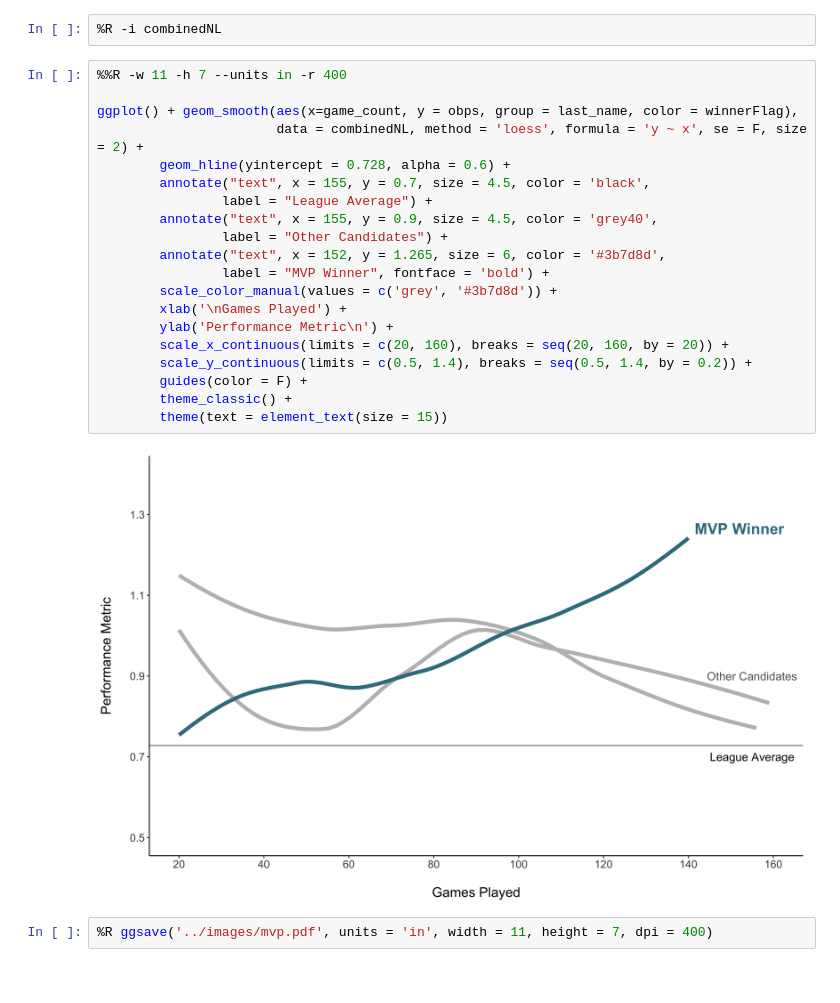
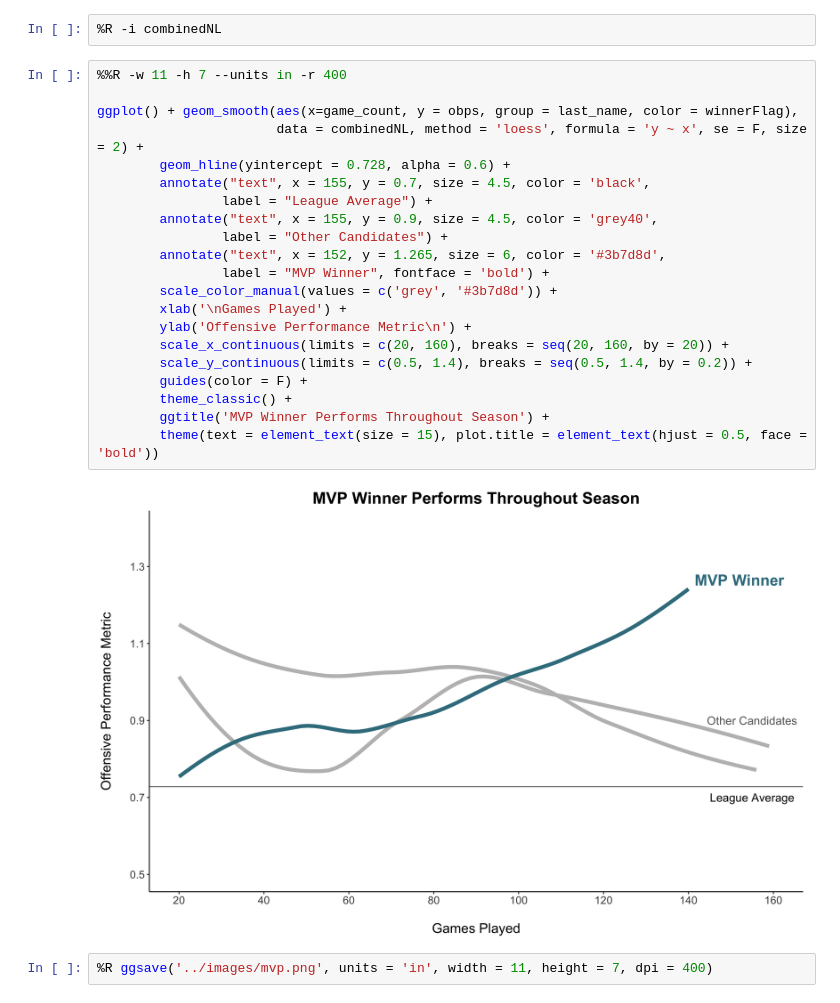
Before and after one commit to alan-flint/MLB-Visualization, a Jupyter notebook: code/mvp_consistency.ipynb, the cells around one changed output. Saved outputs shown, nothing was run; the diff lists cells and outputs as text.

Commit message:
clean code and images, code urls

```diff
--- a/code/mvp_consistency.ipynb
+++ b/code/mvp_consistency.ipynb
@@ -130,24 +130,25 @@ combinedNL.head()
 # %%
 %%R -w 11 -h 7 --units in -r 400
 
 ggplot() + geom_smooth(aes(x=game_count, y = obps, group = last_name, color = winnerFlag),
                        data = combinedNL, method = 'loess', formula = 'y ~ x', se = F, size = 2) +
         geom_hline(yintercept = 0.728, alpha = 0.6) +
         annotate("text", x = 155, y = 0.7, size = 4.5, color = 'black',
                 label = "League Average") +
         annotate("text", x = 155, y = 0.9, size = 4.5, color = 'grey40',
                 label = "Other Candidates") +
         annotate("text", x = 152, y = 1.265, size = 6, color = '#3b7d8d',
                 label = "MVP Winner", fontface = 'bold') +
         scale_color_manual(values = c('grey', '#3b7d8d')) +
         xlab('\nGames Played') +
-        ylab('Performance Metric\n') +
+        ylab('Offensive Performance Metric\n') +
         scale_x_continuous(limits = c(20, 160), breaks = seq(20, 160, by = 20)) +
         scale_y_continuous(limits = c(0.5, 1.4), breaks = seq(0.5, 1.4, by = 0.2)) +
         guides(color = F) +
         theme_classic() +
-        theme(text = element_text(size = 15))
+        ggtitle('MVP Winner Performs Throughout Season') +
+        theme(text = element_text(size = 15), plot.title = element_text(hjust = 0.5, face = 'bold'))
 # %% [output]
-[figure, old version]
+[figure, new version]
 # %%
-%R ggsave('../images/mvp.pdf', units = 'in', width = 11, height = 7, dpi = 400)
+%R ggsave('../images/mvp.png', units = 'in', width = 11, height = 7, dpi = 400)
```
Also changed, not shown: 4 other files.
